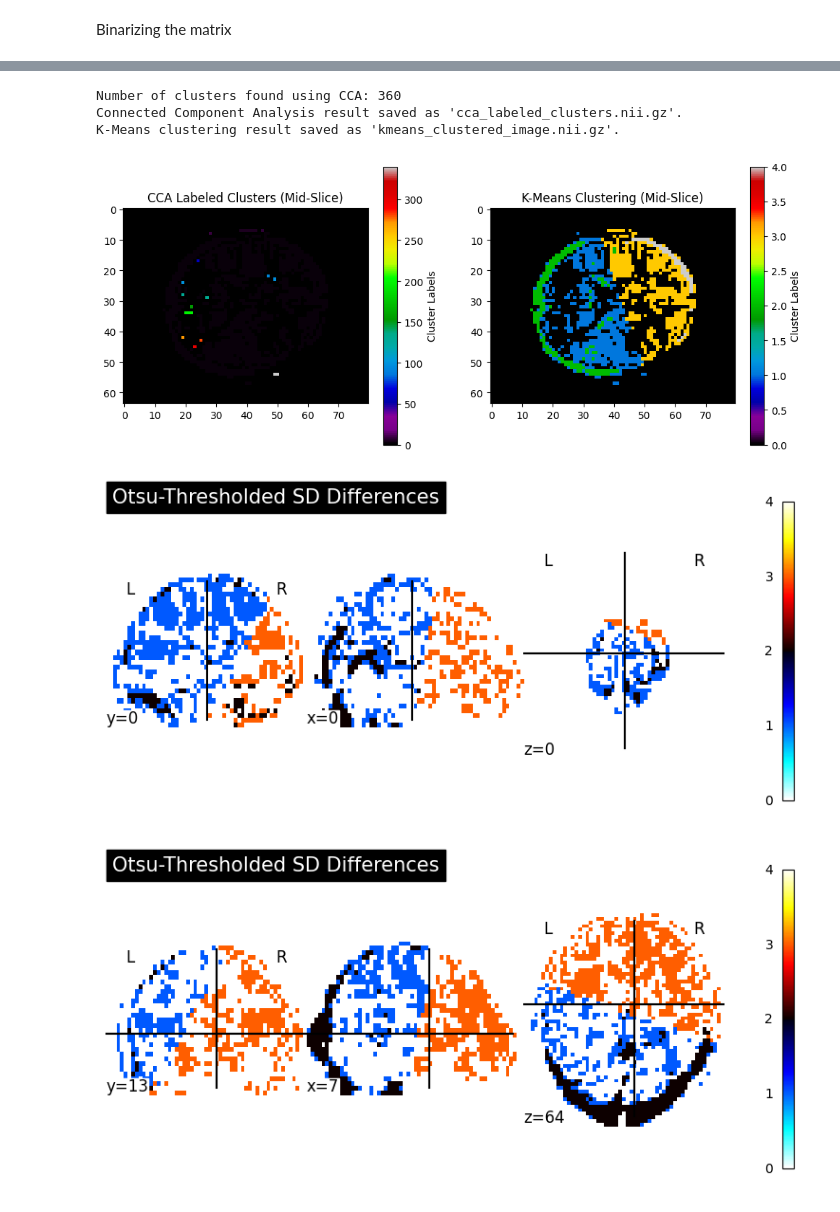
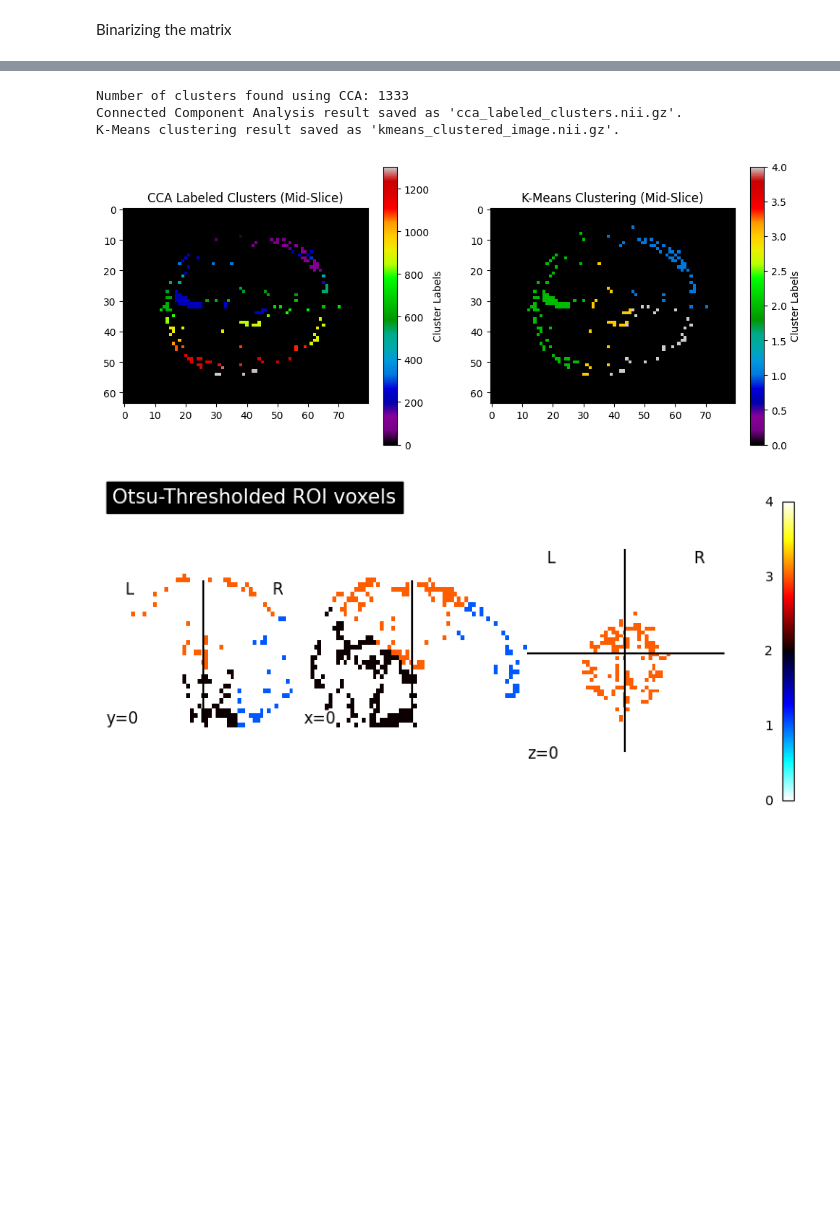
Before and after one commit to Bikesh14/FunctionalNeuroimaging-ADHD, a Jupyter notebook: main.ipynb, the cells around one changed output, grey strips where cells are left out. Cells and saved outputs as stored; diff of their text form; code cells hidden in the pictures; blank space fills up the shorter version.

```diff
--- a/main.ipynb
+++ b/main.ipynb
@@ -79,12 +79,12 @@ adhd_file_path = r'F:\fmri-datasets\sub-0010001\ses-1\func\sub-0010001_ses-1_tas
 # Load ADHD data and calculate standard deviation
 img_adhd = nib.load(adhd_file_path)
 data_adhd = img_adhd.get_fdata()  # 4D numpy array
-std_dev_data_adhd = np.mean(data_adhd, axis=3)
+std_dev_data_adhd = np.std(data_adhd, axis=3)
 
 # Load Non-ADHD data and calculate standard deviation
 img_non_adhd = nib.load(non_adhd_file_path)
 data_non_adhd = img_non_adhd.get_fdata()  # 4D numpy array
-std_dev_data_non_adhd = np.mean(data_non_adhd, axis=3)
+std_dev_data_non_adhd = np.std(data_non_adhd, axis=3)
 
 # Verify that both datasets have the same shape
 if std_dev_data_adhd.shape != std_dev_data_non_adhd.shape:
@@ -368,44 +332,34 @@ kmeans_img = nib.Nifti1Image(kmeans_clustered_image, affine=img.affine)
 nib.save(kmeans_img, 'kmeans_clustered_image.nii.gz')
 print("K-Means clustering result saved as 'kmeans_clustered_image.nii.gz'.")
 
 # Visualize one slice of each result (optional)
 plt.figure(figsize=(12, 5))
 
 plt.subplot(1, 2, 1)
 plt.title("CCA Labeled Clusters (Mid-Slice)")
 plt.imshow(labeled_array[:, :, labeled_array.shape[2] // 2], cmap='nipy_spectral')
 plt.colorbar(label='Cluster Labels')
 
 plt.subplot(1, 2, 2)
 plt.title("K-Means Clustering (Mid-Slice)")
 plt.imshow(kmeans_clustered_image[:, :, kmeans_clustered_image.shape[2] // 2], cmap='nipy_spectral')
 plt.colorbar(label='Cluster Labels')
 
 plt.show()
 
 plotting.plot_stat_map(
     kmeans_img,
-    title="Otsu-Thresholded SD Differences",
+    title="Otsu-Thresholded ROI voxels",
     display_mode='ortho',
    threshold=0,
     cut_coords=(0, 0, 0),
     colorbar=True,
               bg_img=None
 )
 plotting.show()
-plotting.plot_stat_map(
-    kmeans_img,
-    title="Otsu-Thresholded SD Differences",
-    display_mode='ortho',
-   threshold=0,
-    colorbar=True,
-    bg_img=None
-)
-plotting.show()
 # %% [output]
-Number of clusters found using CCA: 360
+Number of clusters found using CCA: 1333
 Connected Component Analysis result saved as 'cca_labeled_clusters.nii.gz'.
 K-Means clustering result saved as 'kmeans_clustered_image.nii.gz'.
-[figure, old version]
+[figure, new version]
-[figure, old version]
+[figure, new version]
-[figure, removed]
```
Also changed, not shown: parts of 5 cells of this notebook.
